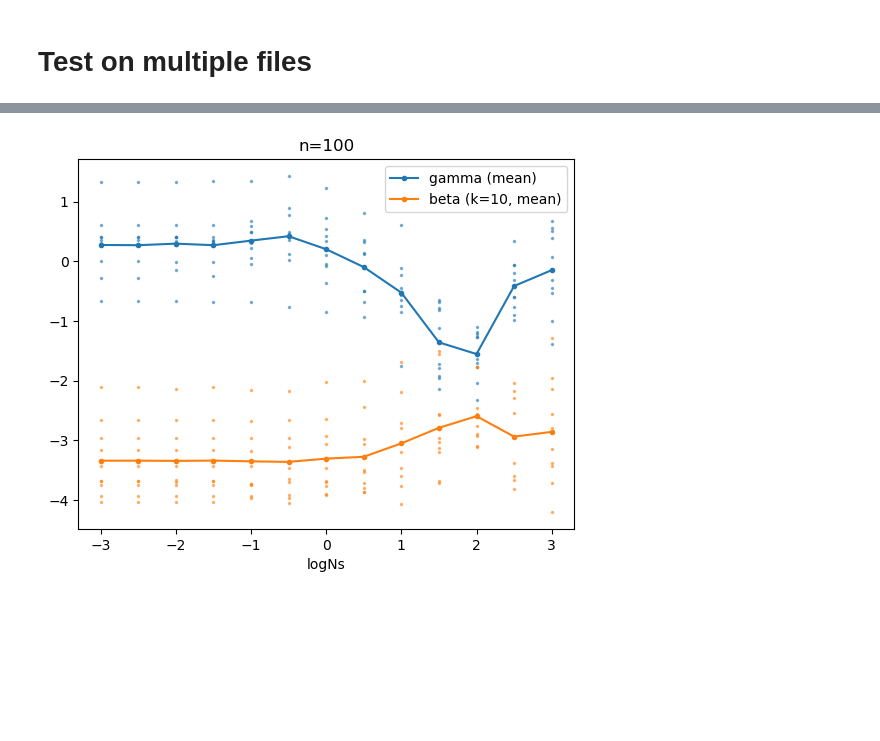
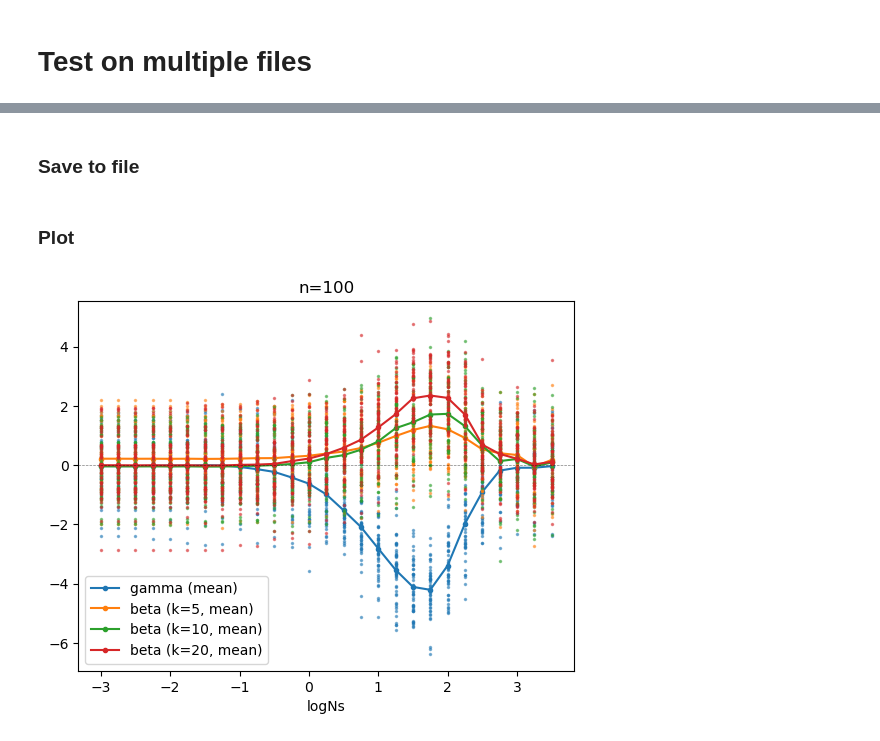
Before and after one commit to regevs/dated_selection, a Jupyter notebook: notebooks/20240416_paper_branch_lengths_distortions.ipynb, the cells around one changed output, grey strips where cells are left out. Drawn from its saved outputs; the diff is of its cells as text; code cells hidden in the pictures; blank space fills up the shorter version.

Commit message:
code+data for Fig 1CD

```diff
--- a/notebooks/20240416_paper_branch_lengths_distortions.ipynb
+++ b/notebooks/20240416_paper_branch_lengths_distortions.ipynb
@@ -85,7 +100,7 @@ B2 index: 1.5631364691838892
 # %% [markdown]
 # Test on multiple files
 # %%
-def runme(filename, logNs):
+def runme(filename, n_rep, logNs):
     ts = loader.load_tree_sequence_from_slim(
         filename = filename,
         n_samples_per_time = [100],
@@ -102,8 +117,14 @@ def runme(filename, logNs):
         add_neutral=False,
     )
 
-    stat_gamma = tests.gam(tree_coal_times[::-1])
-    stat_beta = tests.gam(tree_coal_times[::-1], k=10)
+    tree_coal_times = np.concatenate([[0], tree_coal_times])
+    tree_coal_diffs = np.diff(tree_coal_times)[::-1]
+
+    stat_gamma = tests.gam(tree_coal_diffs)
+
+    stat_beta_5 = tests.gam(tree_coal_diffs, k=5)
+    stat_beta_10 = tests.gam(tree_coal_diffs, k=10)
+    stat_beta_20 = tests.gam(tree_coal_diffs, k=20)
 
     try:
         colless = ts.first().colless_index()
@@ -112,8 +133,10 @@ def runme(filename, logNs):
 
     try:
         sackin = ts.first().sackin_index()
+        normalized_sackin = (sackin/100 - sackin_mean(100))/(sackin_var(100)**0.5)
     except:
         sackin = None
+        normalized_sackin = None
 
     try:
         b1 = ts.first().b1_index()
@@ -127,10 +150,14 @@ def runme(filename, logNs):
 
     row = [
         logNs,
+        n_rep,
         stat_gamma,
-        stat_beta,
+        stat_beta_5,
+        stat_beta_10,
+        stat_beta_20,
         colless,
         sackin,
+        normalized_sackin,
         b1,
         b2,
     ]
@@ -138,11 +165,13 @@ def runme(filename, logNs):
     return row
 
 rows = joblib.Parallel(n_jobs=40, verbose=10)(
-    joblib.delayed(runme)(filename, logNs) \
-        for logNs in np.arange(-3, 3.5, 0.5) \
-        for filename in glob.glob(
+    joblib.delayed(runme)(filename, n_rep, logNs) \
+        for logNs in np.arange(-3, 3.75, 0.25) \
+        for n_rep, filename in enumerate(glob.glob(
             f"/rds/project/rds-8b3VcZwY7rY/projects/dated_selection/data/paper_simulation_set_20240416/logNs={logNs}/logNUd=2/seed=*/output.trees.tsz"
-        )
+        ))
 )
+
+res_df = pd.DataFrame(rows, columns=["logNs", "n_rep", "gamma", "beta_5", "beta_10", "beta_20", "colless", "sackin", "normalized_sackin", "b1_index", "b2_index"])
 # %% [output]
 [Parallel(n_jobs=40)]: Using backend LokyBackend with 40 concurrent workers.
@@ -159,2 +193,0 @@ rows = joblib.Parallel(n_jobs=40, verbose=10)(
-# %%
-res_df = pd.DataFrame(rows, columns=["logNs", "gamma", "beta", "colless", "sackin", "b1_index", "b2_index"])
@@ -162,0 +194,2 @@ res_means = res_df.groupby(by="logNs").mean().reset_index()
+# %% [markdown]
+### Save to file
@@ -163,15 +198,26 @@ res_means = res_df.groupby(by="logNs").mean().reset_index()
+# %% [markdown]
+### Plot
 # %%
+res_means = res_df.groupby(by="logNs").mean().reset_index()
+
 plt.plot(res_means["logNs"], res_means["gamma"], '.-', label="gamma (mean)", color="C0");
 plt.plot(res_df["logNs"], res_df["gamma"], '.', color="C0", ms=3, alpha=0.5);
 
-plt.plot(res_means["logNs"], res_means["beta"], '.-', label="beta (k=10, mean)", color="C1");
-plt.plot(res_df["logNs"], res_df["beta"], '.', color="C1", ms=3, alpha=0.5);
+plt.plot(res_means["logNs"], res_means["beta_5"], '.-', label="beta (k=5, mean)", color="C1");
+plt.plot(res_df["logNs"], res_df["beta_5"], '.', color="C1", ms=3, alpha=0.5);
 
+plt.plot(res_means["logNs"], res_means["beta_10"], '.-', label="beta (k=10, mean)", color="C2");
+plt.plot(res_df["logNs"], res_df["beta_10"], '.', color="C2", ms=3, alpha=0.5);
+
+plt.plot(res_means["logNs"], res_means["beta_20"], '.-', label="beta (k=20, mean)", color="C3");
+plt.plot(res_df["logNs"], res_df["beta_20"], '.', color="C3", ms=3, alpha=0.5);
+
+plt.axhline(0, ls="--", lw = 0.5, color="black", alpha=0.5)
 plt.xlabel("logNs");
 plt.title("n=100");
 plt.legend();
 # %% [output]
-[figure, old version]
+[figure, new version]
 # %%
 fig, axs = plt.subplots(2, 2, figsize=(7, 5), sharex=True)
 
```
Also changed, not shown: parts of 20 cells of this notebook, 2 other files.
